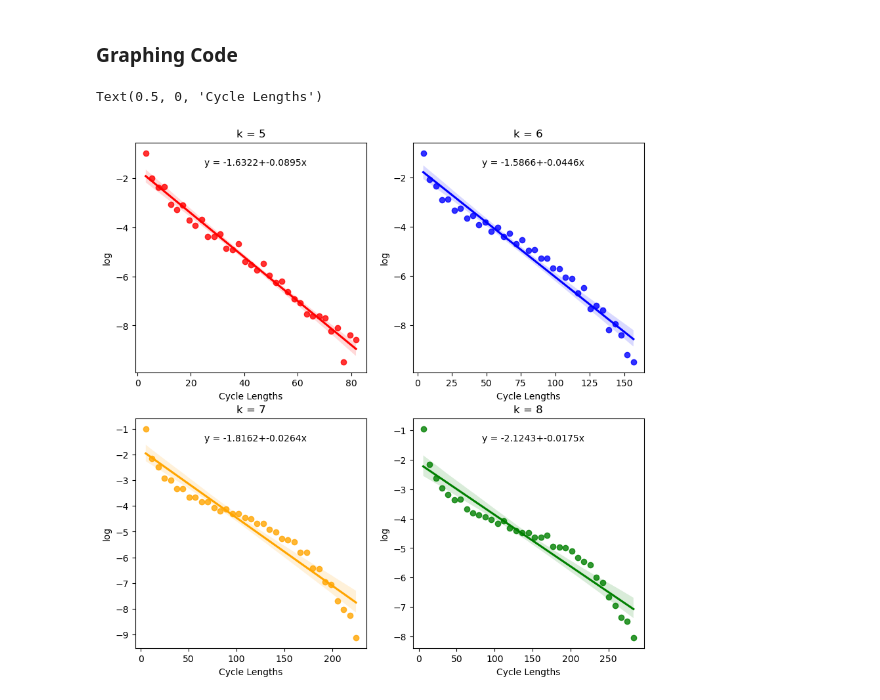
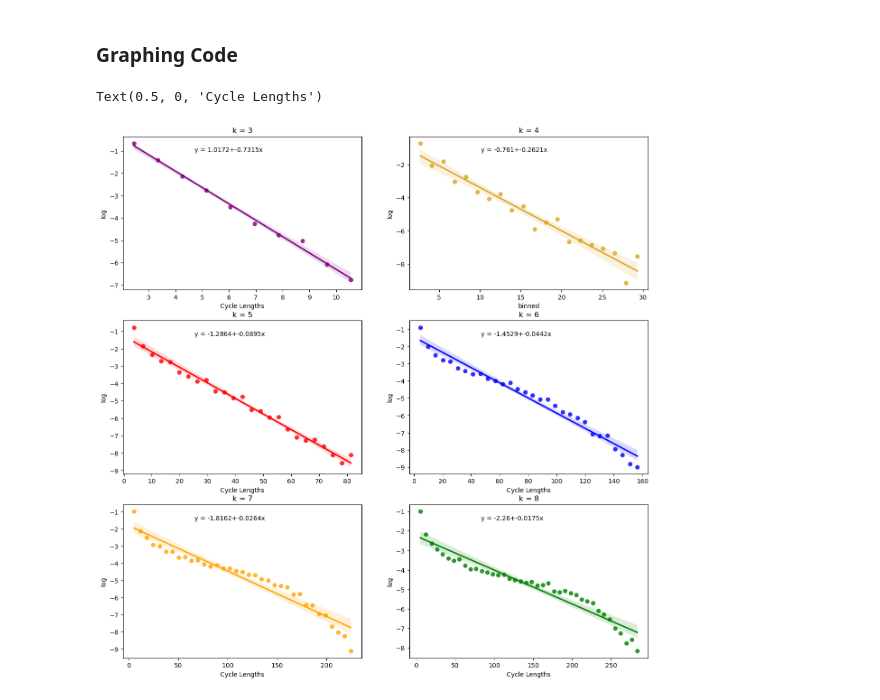
Before and after one commit to kirandwiv/MatchingAlgorithm, a Jupyter notebook: graph_codes/cycle_lengths_distribution.ipynb, the cells around one changed output. Cells and saved outputs as stored; diff of their text form; code cells hidden in the pictures.

```diff
--- a/graph_codes/cycle_lengths_distribution.ipynb
+++ b/graph_codes/cycle_lengths_distribution.ipynb
@@ -28,7 +28,9 @@ def prep(k):
     df = df.sort_values(by=['cycle_lengths']).reset_index(drop=True)
     df = df.iloc[:-10, :]
     nbins = 5*k
-    df['binned'] = pd.cut(df['cycle_lengths'], bins = 35)
+    if k == 3:
+        nbins = 10
+    df['binned'] = pd.cut(df['cycle_lengths'], bins = nbins)
     df['binned'] = df["binned"].apply(lambda x: x.mid)
     grouped = df.groupby('binned').size()/len(df)
     x = pd.DataFrame(grouped).reset_index(drop=False)
@@ -37,36 +39,49 @@ def prep(k):
 # %%
 from scipy import stats
 # %%
-fig, ax = plt.subplots(2, 2, figsize=(10, 10))
+fig, ax = plt.subplots(3, 2, figsize=(15, 15))
+
+df = prep(3)
+sns.regplot(x='binned', y='log', data=df, ax=ax[0, 0], color='purple')
+res1 = stats.linregress(x=df['binned'], y=df['log'])
+ax[0, 0].text(0.3, 0.9, 'y = ' + str(round(res1.intercept, 4))+'+'+str(round(res1.slope,4))+'x', transform=ax[0,0].transAxes)
+ax[0,0].set_title('k = 3')
+ax[0,0].set_xlabel('Cycle Lengths')
+
+df = prep(4)
+sns.regplot(x='binned', y='log', data=prep(4), ax=ax[0, 1], color = 'goldenrod')
+res2 = stats.linregress(x=df['binned'], y=df['log'])
+ax[0, 1].text(0.3, 0.9, 'y = ' + str(round(res2.intercept, 4))+'+'+str(round(res2.slope,4))+'x', transform=ax[0,1].transAxes)
+ax[0,1].set_title('k = 4')
 
 df = prep(5)
-sns.regplot(x='binned', y='log', data=df, ax=ax[0, 0], color='red')
+sns.regplot(x='binned', y='log', data=df, ax=ax[1, 0], color='red')
 res1 = stats.linregress(x=df['binned'], y=df['log'])
-ax[0, 0].text(0.3, 0.9, 'y = ' + str(round(res1.intercept, 4))+'+'+str(round(res1.slope,4))+'x', transform=ax[0,0].transAxes)
-ax[0,0].set_title('k = 5')
-ax[0,0].set_xlabel('Cycle Lengths')
+ax[1, 0].text(0.3, 0.9, 'y = ' + str(round(res1.intercept, 4))+'+'+str(round(res1.slope,4))+'x', transform=ax[1,0].transAxes)
+ax[1,0].set_title('k = 5')
+ax[1,0].set_xlabel('Cycle Lengths')
 
 
 df = prep(6)
-sns.regplot(x='binned', y='log', data=prep(6), ax=ax[0, 1], color = 'blue')
+sns.regplot(x='binned', y='log', data=prep(6), ax=ax[1, 1], color = 'blue')
 res2 = stats.linregress(x=df['binned'], y=df['log'])
-ax[0, 1].text(0.3, 0.9, 'y = ' + str(round(res2.intercept, 4))+'+'+str(round(res2.slope,4))+'x', transform=ax[0,1].transAxes)
-ax[0,1].set_title('k = 6')
-ax[0,1].set_xlabel('Cycle Lengths')
+ax[1, 1].text(0.3, 0.9, 'y = ' + str(round(res2.intercept, 4))+'+'+str(round(res2.slope,4))+'x', transform=ax[1,1].transAxes)
+ax[1,1].set_title('k = 6')
+ax[1,1].set_xlabel('Cycle Lengths')
 
 df = prep(7)
-sns.regplot(x='binned', y='log', data=prep(7), ax=ax[1, 0], color = 'orange')
+sns.regplot(x='binned', y='log', data=prep(7), ax=ax[2, 0], color = 'orange')
 res3 = stats.linregress(x=df['binned'], y=df['log'])
-ax[1, 0].text(0.3, 0.9, 'y = ' + str(round(res3.intercept, 4))+'+'+str(round(res3.slope,4))+'x', transform=ax[1,0].transAxes)
-ax[1,0].set_title('k = 7')
-ax[1,0].set_xlabel('Cycle Lengths')
+ax[2, 0].text(0.3, 0.9, 'y = ' + str(round(res3.intercept, 4))+'+'+str(round(res3.slope,4))+'x', transform=ax[2,0].transAxes)
+ax[2,0].set_title('k = 7')
+ax[2,0].set_xlabel('Cycle Lengths')
 
 df = prep(8)
-sns.regplot(x='binned', y='log', data=prep(8), ax=ax[1, 1], color= 'green')
+sns.regplot(x='binned', y='log', data=prep(8), ax=ax[2, 1], color= 'green')
 res4 = stats.linregress(x=df['binned'], y=df['log'])
-ax[1, 1].text(0.3, 0.9, 'y = ' + str(round(res4.intercept, 4))+'+'+str(round(res4.slope,4))+'x', transform=ax[1,1].transAxes)
-ax[1,1].set_title('k = 8')
-ax[1,1].set_xlabel('Cycle Lengths')
+ax[2, 1].text(0.3, 0.9, 'y = ' + str(round(res4.intercept, 4))+'+'+str(round(res4.slope,4))+'x', transform=ax[2,1].transAxes)
+ax[2,1].set_title('k = 8')
+ax[2,1].set_xlabel('Cycle Lengths')
 # %% [output]
 Text(0.5, 0, 'Cycle Lengths')
-[figure, old version]
+[figure, new version]
```
Also changed, not shown: parts of 3 cells of this notebook, 12 other files.
